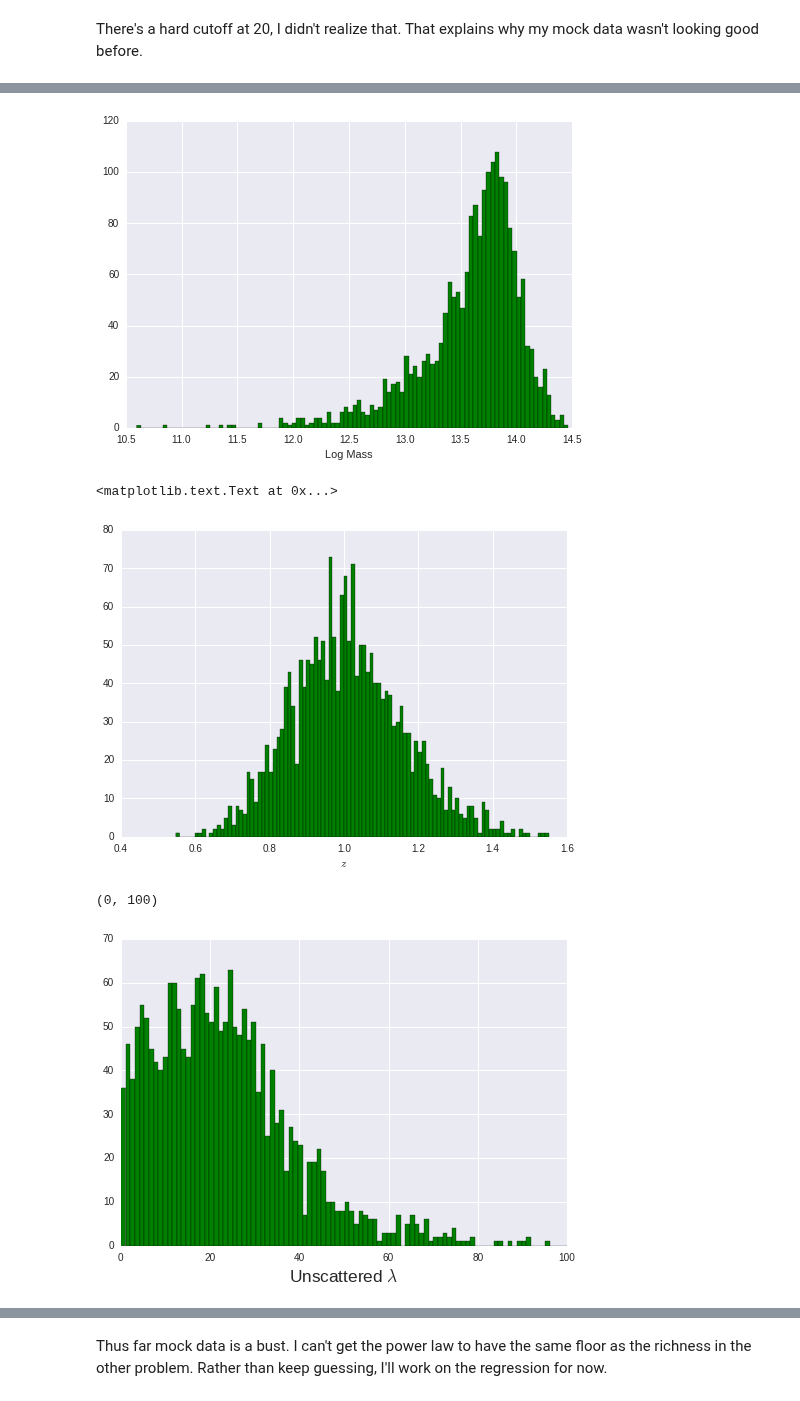
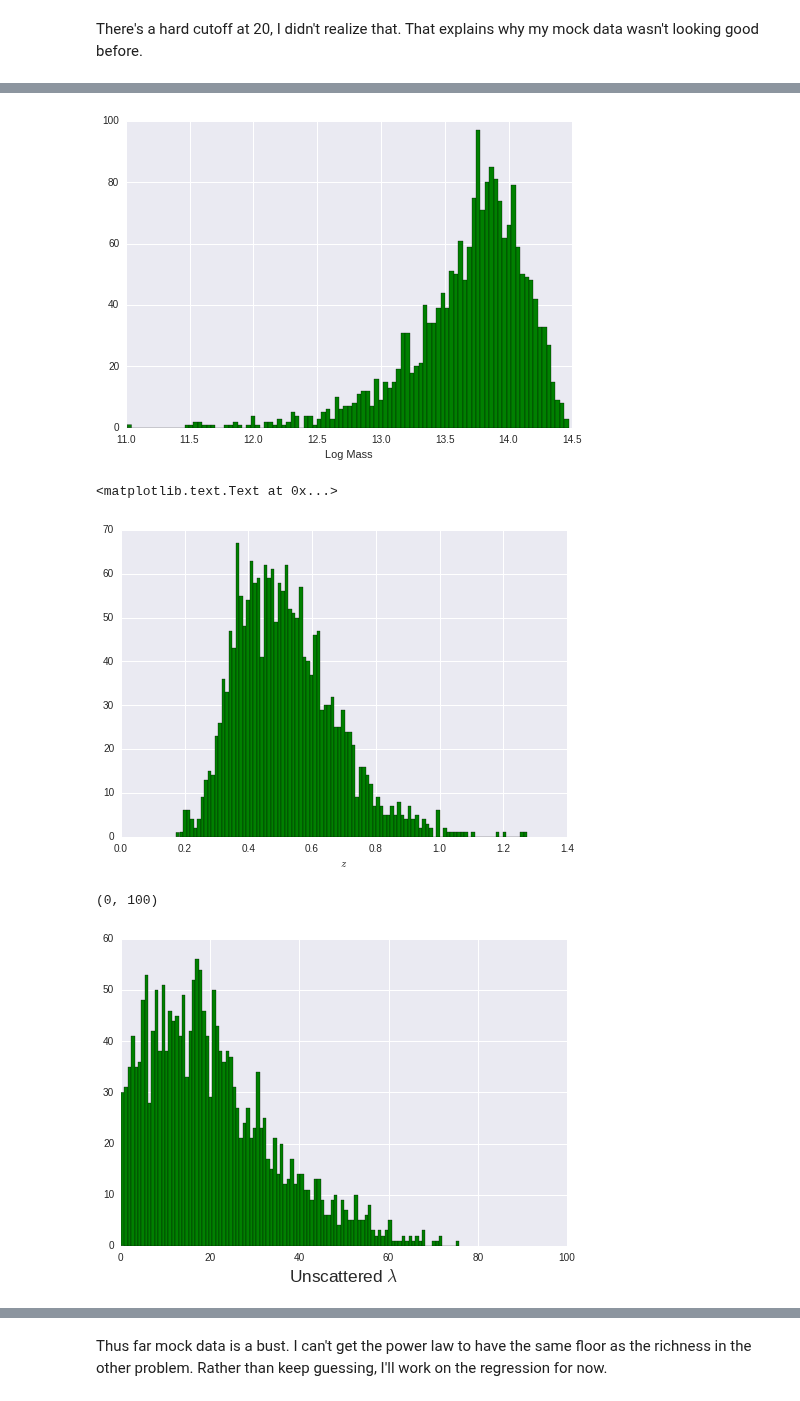
Before and after one commit to Ravirajadrangi/ClusterMassInference, a Jupyter notebook: Project Notebook.ipynb, the cells around one changed output, grey strips where cells are left out. Cells and saved outputs as stored; diff of their text form; code cells hidden in the pictures.

```diff
--- a/Project Notebook.ipynb
+++ b/Project Notebook.ipynb
@@ -234,7 +245,7 @@ data_color = 'g'
 #don't need to be sampled but i'll need some anyway
 #z_samples = np.random.lognormal(mean = mu_z, sigma = sig_z, size = nSamples )
 #redshift cannot be greater than 2
-z_samples = np.random.lognormal(0,.15, size = nSamples )
+z_samples = np.random.lognormal(np.log(.5),.3, size = nSamples )
 
 Mmax = 3#Masses need to be rescaled.
 
@@ -290,18 +301,18 @@ plt.show()
 plt.hist(z_samples, 100, color = data_color)
 plt.xlabel('$z$')
 # %% [output]
-[figure, old version]
+[figure, new version]
 <matplotlib.text.Text at 0x...>
-[figure, old version]
+[figure, new version]
 # %%
-a_true,b_true = 1e-11,.9
+a_true,b_true = 1e-11,.89
 mean = a_true*pow(mSamples,b_true)
 plt.hist(mean, bins = 100, color = data_color)
 plt.xlabel('Unscattered $\lambda$',size = 'xx-large')
 plt.xlim([0,100])
 # %% [output]
 (0, 100)
-[figure, old version]
+[figure, new version]
 # %%
 sigma_true = .1
 lambda_samples = np.random.lognormal(mean = np.log(mean),sigma = sigma_true)
```
Also changed, not shown: parts of 20 cells of this notebook, 1 other file.
